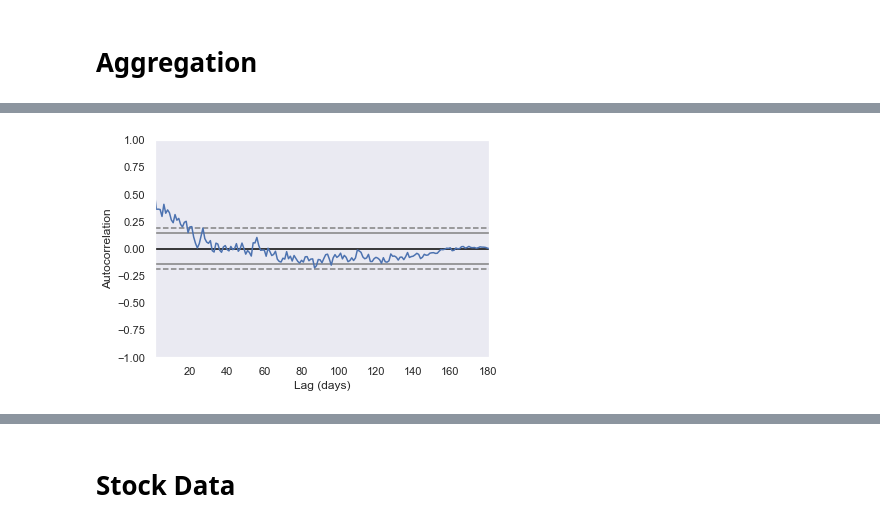
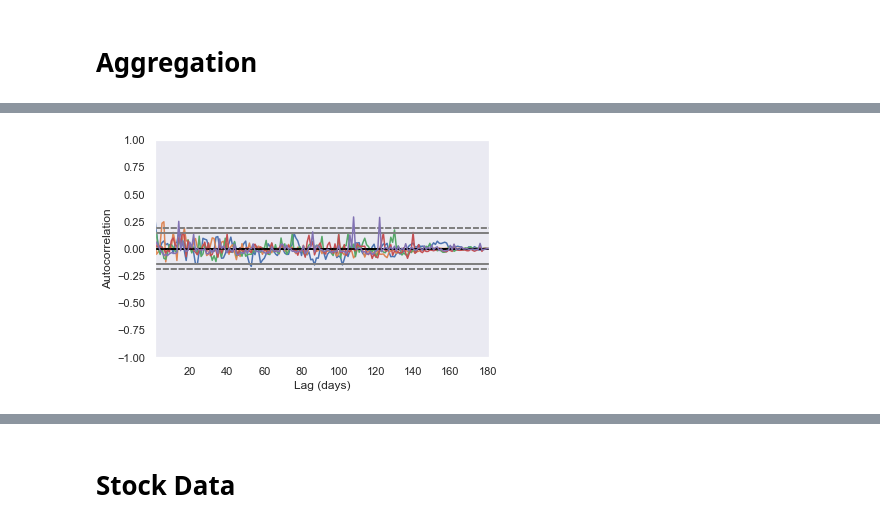
Before and after one commit to daanishali921/twitter_sentiment_stock_trend_predictor, a Jupyter notebook: scrap_book.ipynb, the cells around one changed output, grey strips where cells are left out. Cells and saved outputs as stored; diff of their text form; code cells hidden in the pictures.

```diff
--- a/scrap_book.ipynb
+++ b/scrap_book.ipynb
@@ -289,0 +260,2 @@ df_tweet_gme[df_tweet_gme['Compound Followers'] == 0.0]
+# %%
+df_tweet_GME = pd.read_pickle('df_tweet_GME_Vader.pkl')
@@ -290,5 +264,7 @@ df_tweet_gme[df_tweet_gme['Compound Followers'] == 0.0]
+# %%
+df_tweet_GME['Compound Followers'] = df_tweet_GME['Followers Count'] * df_tweet_GME['Compound Tweet Score']
 # %% [markdown]
 # Aggregation
 # %%
-df_tweet_gme_dailymean = df_tweet_gme.groupby('Datetime').mean()
+df_tweet_GME_dailymean = df_tweet_GME.groupby('Datetime').mean().drop('Followers Count', axis=1)
 # %%
@@ -321,5 +309,19 @@ NameError: name 'df_tweet_gme_dailymean' is not defined
 # %%
-autocorrelation_plot(df_tweet_gme_dailymean['Negative Tweet Score'])
+# STATISITCALLY inSIGNIFICANT
+
+autocorrelation_plot(df_tweet_GME_dailymean['Neutral Tweet Score'])
 plt.xlabel('Lag (days)');
+
+autocorrelation_plot(df_tweet_GME_dailymean['Compound Followers'])
+plt.xlabel('Lag (days)');
+
+autocorrelation_plot(df_tweet_GME_dailymean['Reply Count'])
+plt.xlabel('Lag (days)');
+
+autocorrelation_plot(df_tweet_GME_dailymean['Likes Count'])
+plt.xlabel('Lag (days)');
+
+autocorrelation_plot(df_tweet_GME_dailymean['Retweet Count'])
+plt.xlabel('Lag (days)');
 # %% [output]
-[figure, old version]
+[figure, new version]
```
Also changed, not shown: parts of 88 cells of this notebook.
